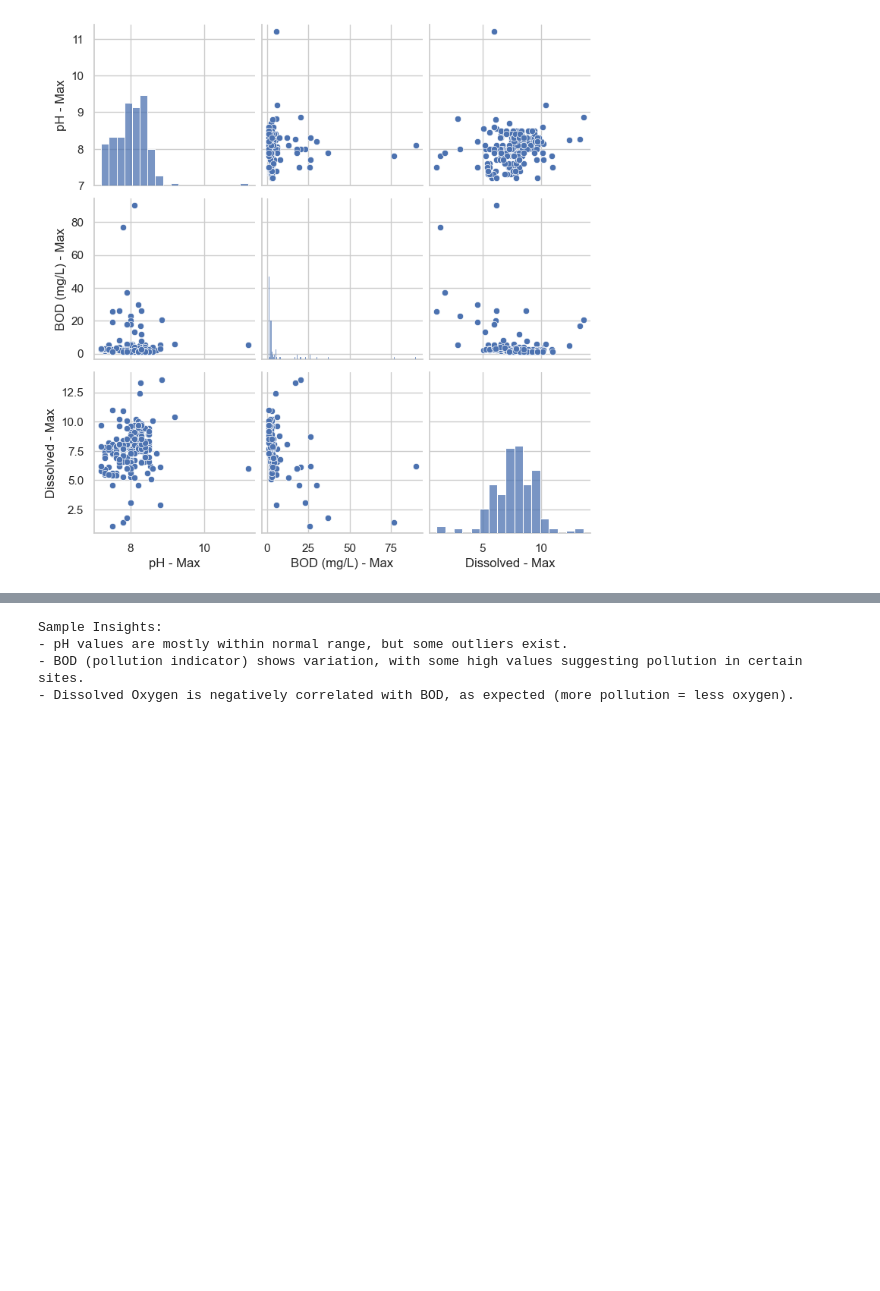
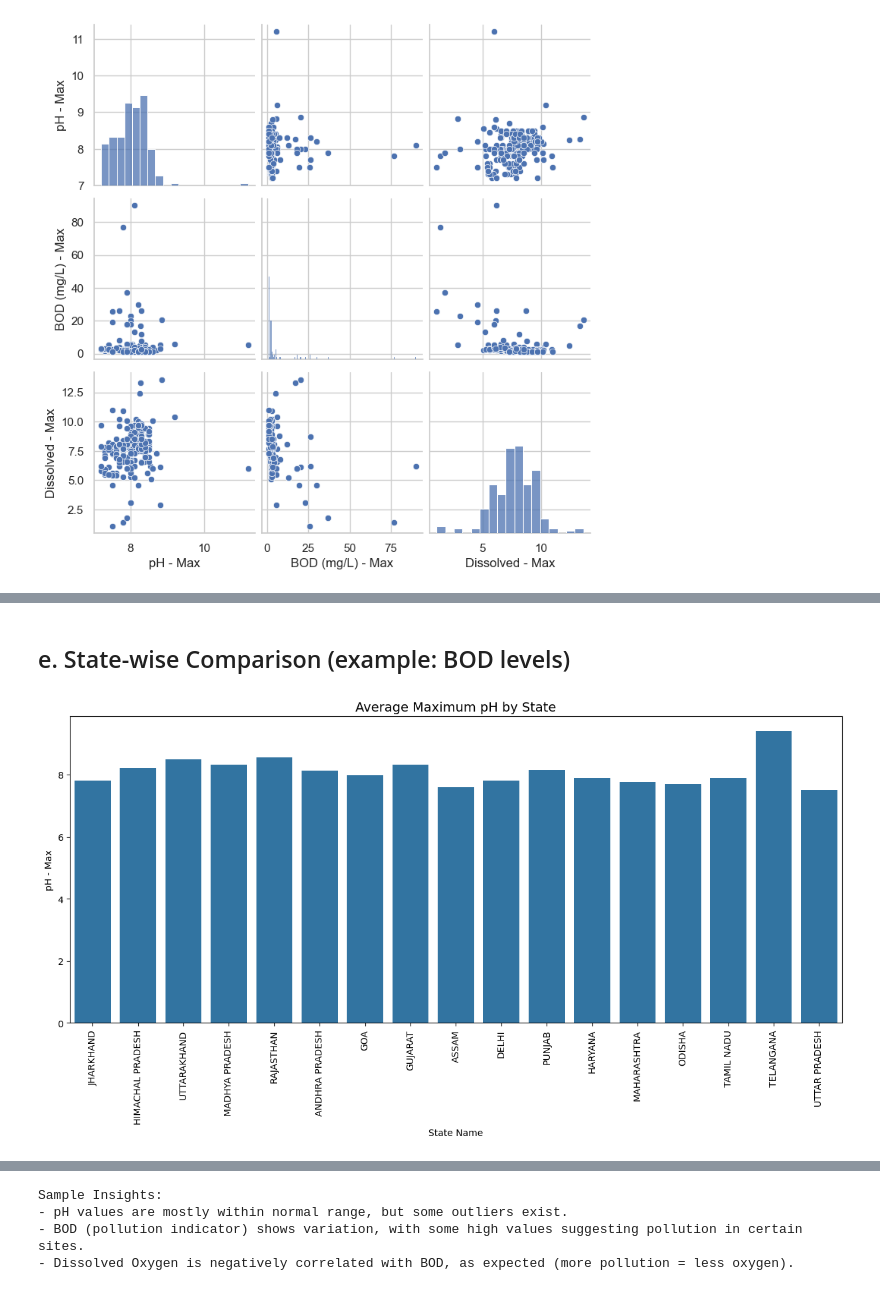
Before and after one commit to PonnapalliHarika/Indian-Water-Quality-Data.WEEK-1, a Jupyter notebook: Week-2-EDA.ipynb, the cells around one changed output, grey strips where cells are left out. Cells and saved outputs as stored; diff of their text form; code cells hidden in the pictures; blank space fills up the shorter version.

```diff
--- a/Week-2-EDA.ipynb
+++ b/Week-2-EDA.ipynb
@@ -85,0 +107,10 @@ plt.show()
+# %% [markdown]
+## e. State-wise Comparison (example: BOD levels)
+# %%
+plt.figure(figsize=(15, 6))
+sns.barplot(x="State Name", y="pH - Max", data=df, estimator=np.mean, errorbar=None)
+plt.xticks(rotation=90)
+plt.title("Average Maximum pH by State", fontsize=14)
+plt.show()
+# %% [output]
+[figure, added]
```
Also changed, not shown: parts of 7 cells of this notebook.
